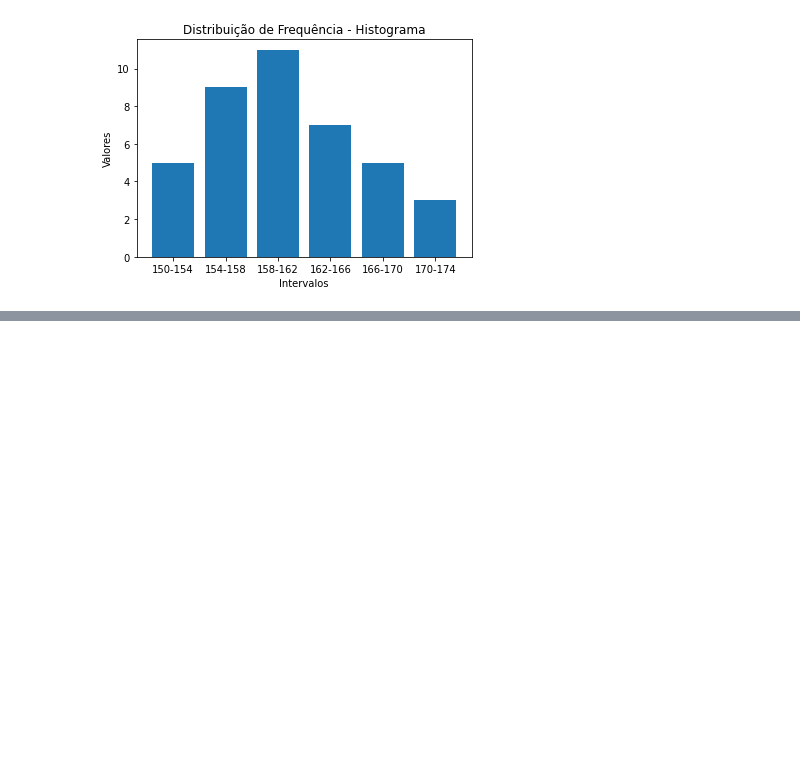
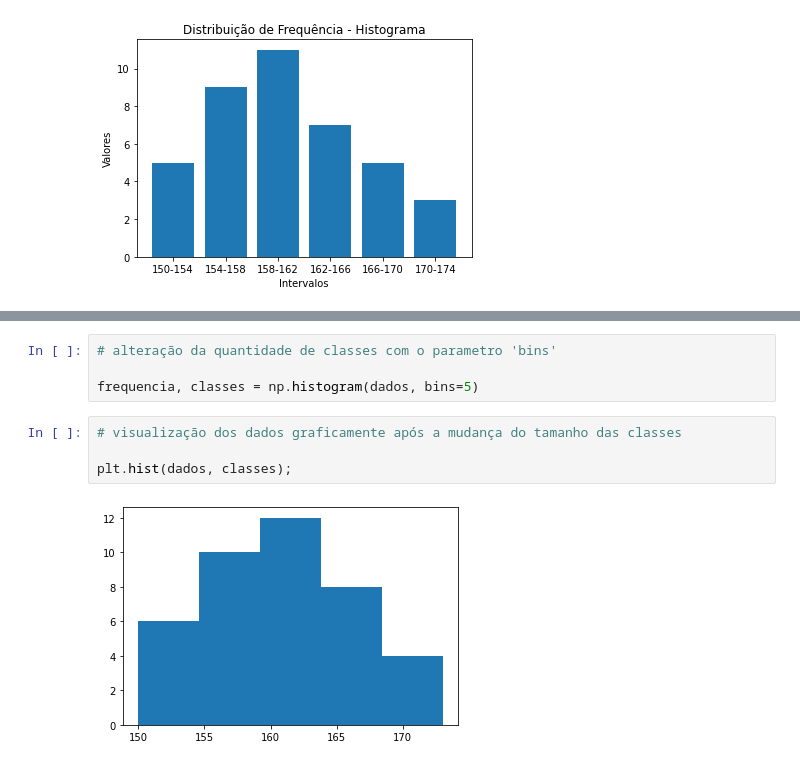
Before and after one commit to caiquemiranda/python-statistics, a Jupyter notebook: estatistica-machine-learning/cls03-Distribuição-de-frequencia.ipynb, the cells around one changed output, grey strips where cells are left out. Cells and saved outputs as stored; diff of their text form; blank space fills up the shorter version.

```diff
--- a/estatistica-machine-learning/cls03-Distribuição-de-frequencia.ipynb
+++ b/estatistica-machine-learning/cls03-Distribuição-de-frequencia.ipynb
@@ -145,0 +171,10 @@ plt.show()
+# %%
+# alteração da quantidade de classes com o parametro 'bins'
+
+frequencia, classes = np.histogram(dados, bins=5)
+# %%
+# visualização dos dados graficamente após a mudança do tamanho das classes
+
+plt.hist(dados, classes);
+# %% [output]
+[figure, added]
```
Also changed, not shown: parts of 11 cells of this notebook.
